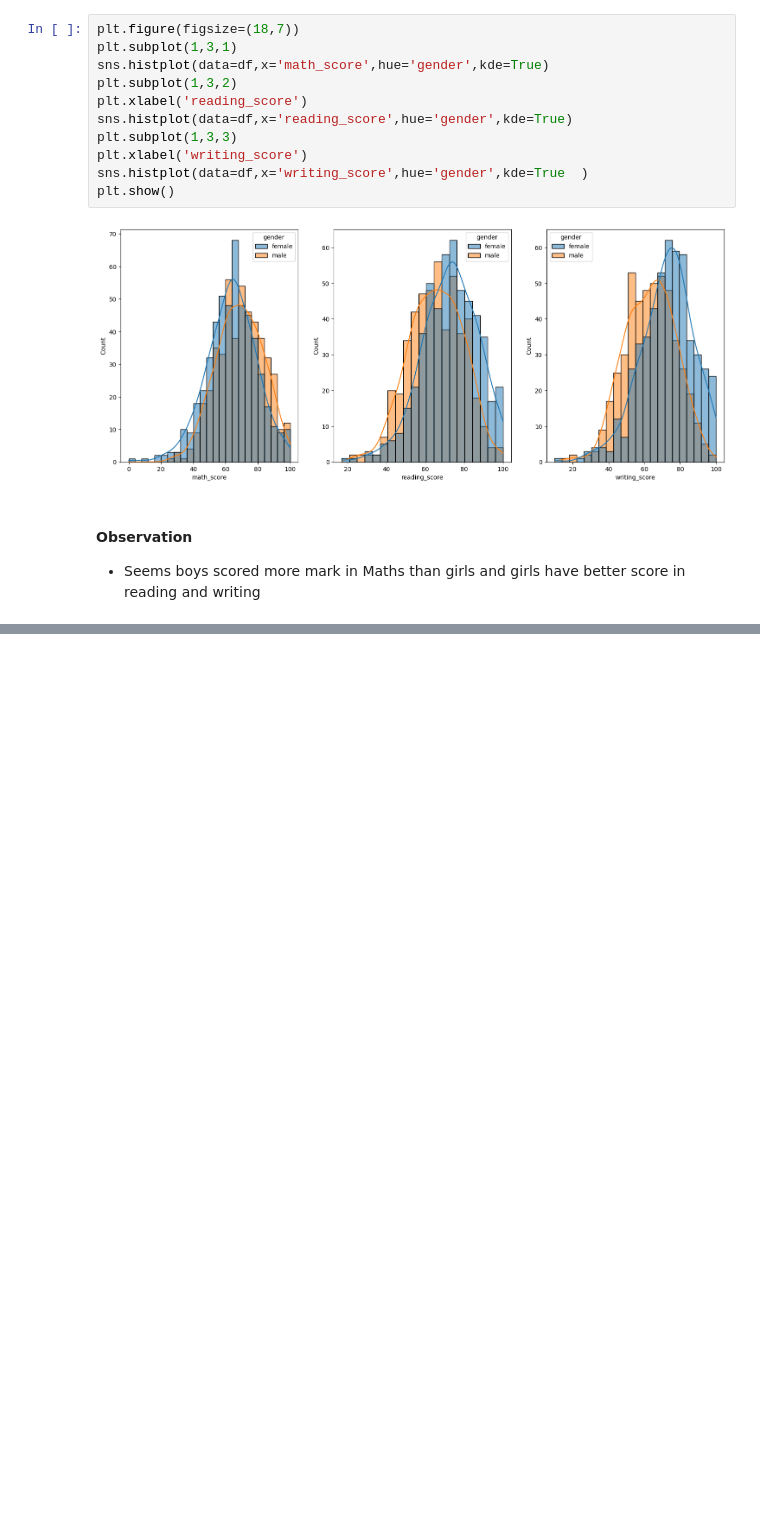
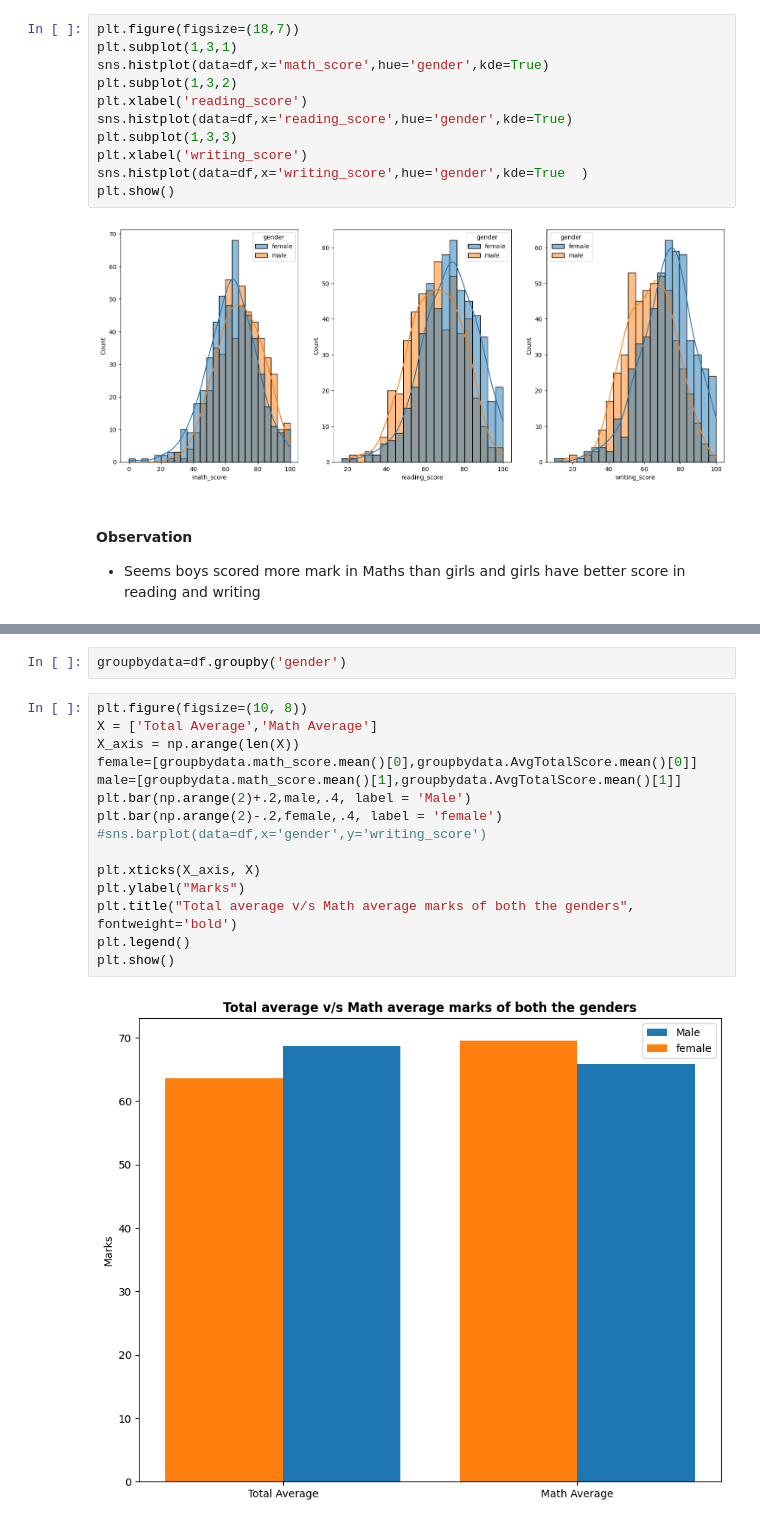
Before and after one commit to aakashpokkanayil/mlproject, a Jupyter notebook: notebook/EDA STUDENT PERFORMANCE .ipynb, the cells around one changed output, grey strips where cells are left out. Cells and saved outputs as stored; diff of their text form; blank space fills up the shorter version.

```diff
--- a/notebook/EDA STUDENT PERFORMANCE .ipynb
+++ b/notebook/EDA STUDENT PERFORMANCE .ipynb
@@ -299,0 +326,19 @@ plt.show()
+# %%
+groupbydata=df.groupby('gender')
+# %%
+plt.figure(figsize=(10, 8))
+X = ['Total Average','Math Average']
+X_axis = np.arange(len(X))
+female=[groupbydata.math_score.mean()[0],groupbydata.AvgTotalScore.mean()[0]]
+male=[groupbydata.math_score.mean()[1],groupbydata.AvgTotalScore.mean()[1]]
+plt.bar(np.arange(2)+.2,male,.4, label = 'Male')
+plt.bar(np.arange(2)-.2,female,.4, label = 'female')
+#sns.barplot(data=df,x='gender',y='writing_score')
+
+plt.xticks(X_axis, X)
+plt.ylabel("Marks")
+plt.title("Total average v/s Math average marks of both the genders", fontweight='bold')
+plt.legend()
+plt.show()
+# %% [output]
+[figure, added]
```
Also changed, not shown: parts of 9 cells of this notebook, 13 other files.
